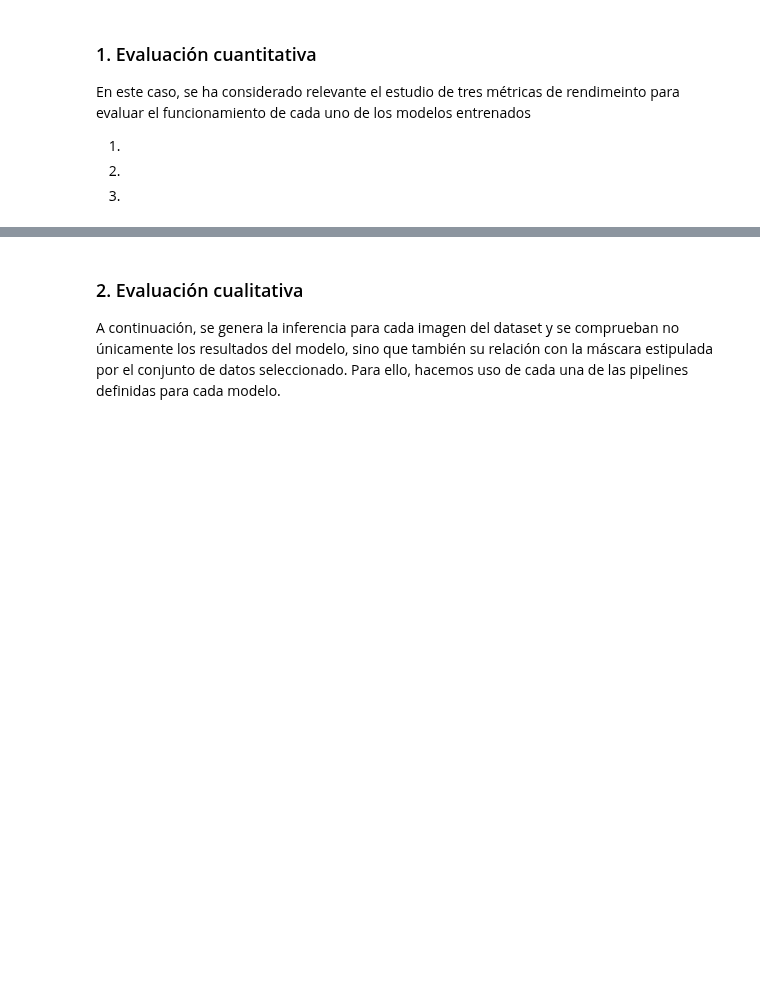
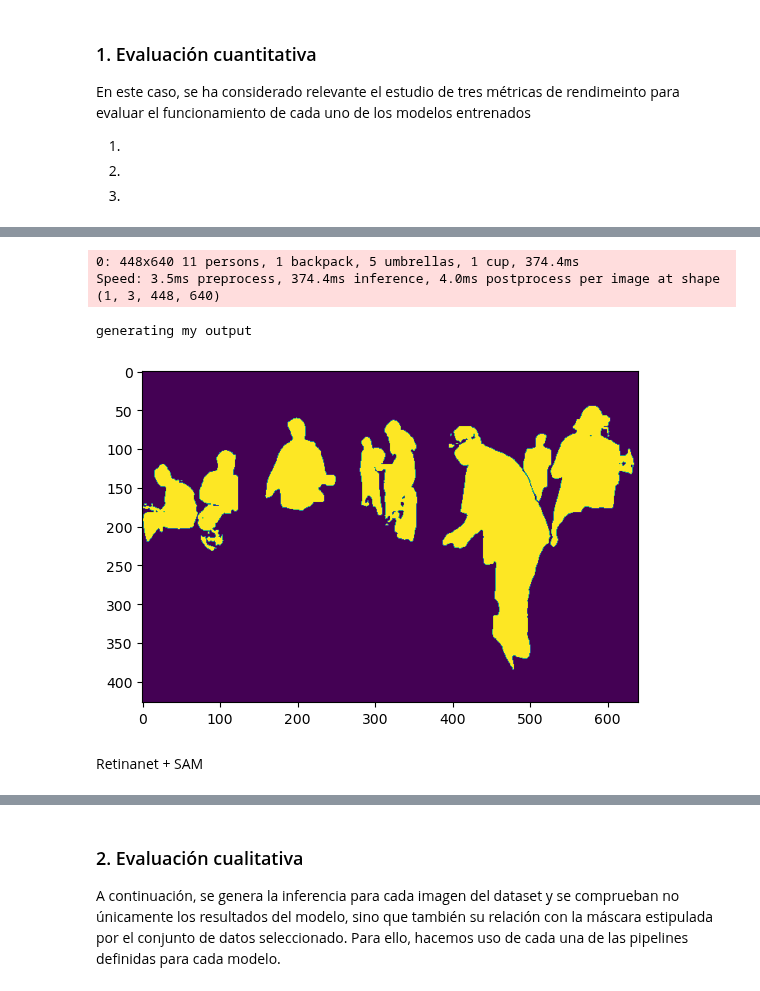
Before and after one commit to rucasca/TFM, a Jupyter notebook: src/results_evaluation.ipynb, the cells around one changed output, grey strips where cells are left out. Drawn from its saved outputs; the diff is of its cells as text; code cells hidden in the pictures; blank space fills up the shorter version.

```diff
--- a/src/results_evaluation.ipynb
+++ b/src/results_evaluation.ipynb
@@ -41,0 +211,2 @@ En este caso, se ha considerado relevante el estudio de tres métricas de rendim
+# %%
+CONS_TRHESHOLD = 0.5
@@ -41,0 +221,2 @@ En este caso, se ha considerado relevante el estudio de tres métricas de rendim
+# %%
+yolo_model = YOLO("yolov8s.pt")
@@ -41,0 +225,11 @@ En este caso, se ha considerado relevante el estudio de tres métricas de rendim
+# %%
+sam_checkpoint = r"C:\Users\ruben\Desktop\code_tfm\models\SAM\sam_vit_b_01ec64.pth"
+model_type = "vit_b"
+
+sam = sam_model_registry[model_type](checkpoint=sam_checkpoint)
+sam.to(device= "cpu" )
+
+sam_model = SamPredictor(sam)
+
+
+sam_model_segment_everything = SamAutomaticMaskGenerator(sam)
@@ -41,0 +337,11 @@ En este caso, se ha considerado relevante el estudio de tres métricas de rendim
+# %%
+image, mask_gt = get_data_id_image(img_ids[0], coco)
+
+result, scores  = process_inference_yolo_sam(image,yolo_model,sam_model,dict_class_index )
+# %% [output]
+0: 448x640 11 persons, 1 backpack, 5 umbrellas, 1 cup, 374.4ms
+Speed: 3.5ms preprocess, 374.4ms inference, 4.0ms postprocess per image at shape (1, 3, 448, 640)
+generating my output
+[figure, added]
+# %% [markdown]
+Retinanet + SAM
```
Also changed, not shown: parts of 36 cells of this notebook, 2 other files.
